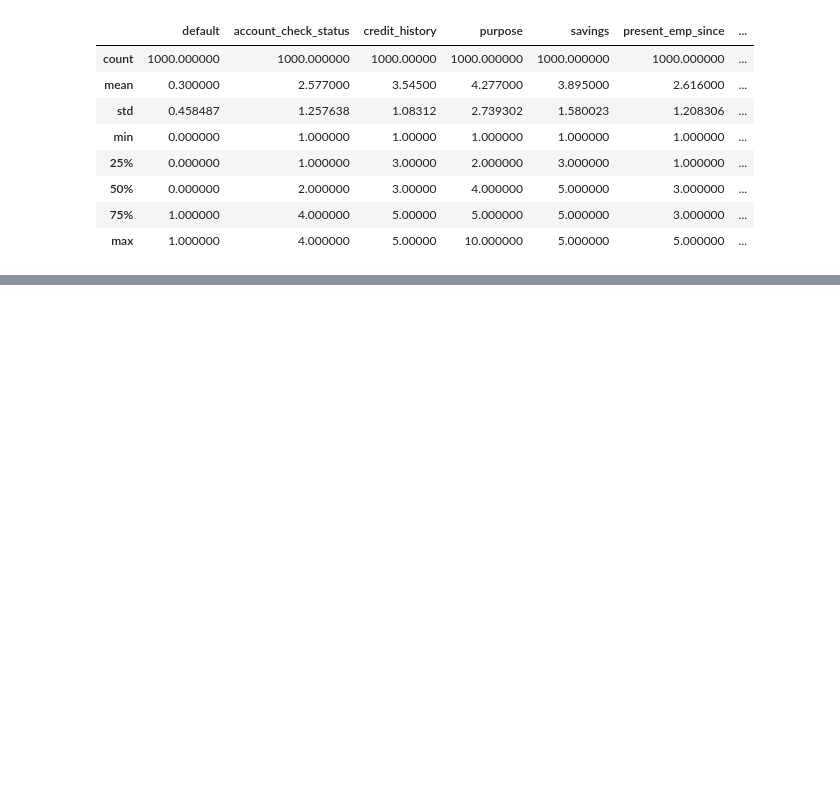
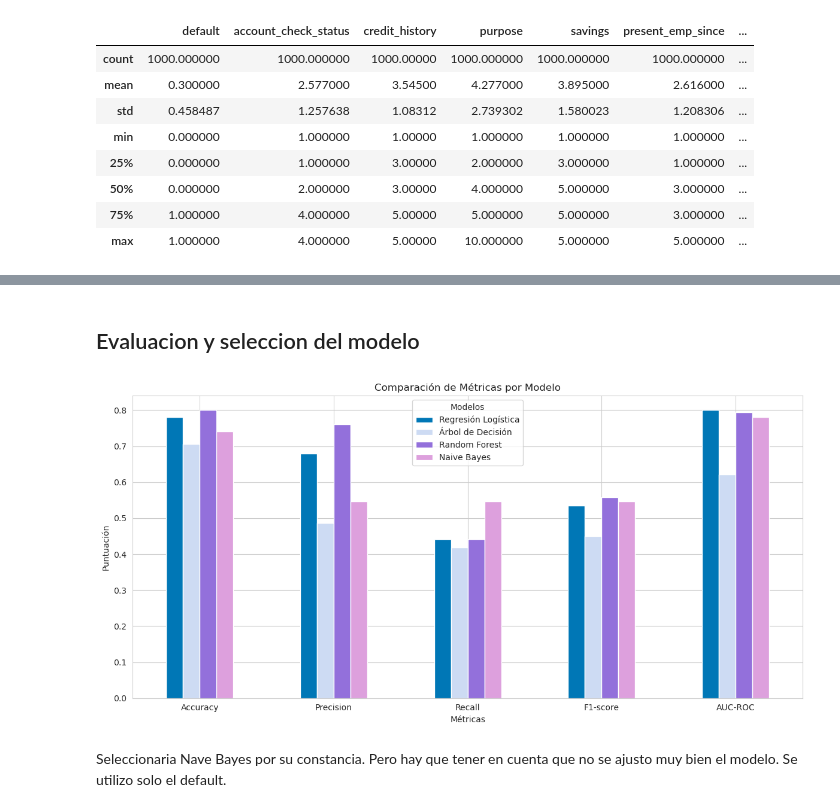
Before and after one commit to juanmarcoso/Germany_Bank, a Jupyter notebook: DataBankGerman.ipynb, the cells around one changed output, grey strips where cells are left out. Saved outputs shown, nothing was run; the diff lists cells and outputs as text; code cells hidden in the pictures; blank space fills up the shorter version.

Commit message:
Agregando modelo de ML

```diff
--- a/DataBankGerman.ipynb
+++ b/DataBankGerman.ipynb
@@ -325,0 +448,35 @@ analisis_exploratorio()
+# %% [markdown]
+## Evaluacion y seleccion del modelo
+# %%
+# Vamos a graficar para elegir el mejor modelo de forma grafica.
+def visualiza_resultados():
+  global df_banco, resultados
+  results_df = pd.DataFrame(resultados) # Voy a convertir en dataframe los resultados anteriores
+  results_df.set_index('Model', inplace=True)
+
+  # Transponer el DataFrame para facilitar la representación
+  results_df = results_df.T
+  colors = ['#0077b6', '#CDDBF3','#9370DB', '#DDA0DD']
+
+  # Gráfico de barras agrupadas para cada métrica
+  results_df.plot(kind='bar', figsize=(12, 6), colormap='viridis', rot=0, color=colors)
+  plt.title('Comparación de Métricas por Modelo')
+  plt.xlabel('Métricas') # Titulo en el eje x
+  plt.ylabel('Puntuación') # Titulo en el eje y
+  plt.legend(title='Modelos') # Leyenda para colocar que color tiene cada modelo
+  plt.tight_layout() # Para que cada linea quede junto
+  plt.show()
+
+  # Voy a importar HTML para agregar texto
+  from IPython.display import HTML, display
+
+  # Texto que quieres centrar
+  texto = "Seleccionaria Nave Bayes por su constancia. Pero hay que tener en cuenta que no se ajusto muy bien el modelo. Se utilizo solo el default."
+
+  # Crear una celda HTML con el texto centrado
+  display(HTML(f"{texto}"))
+# %%
+visualiza_resultados()
+# %% [output]
+[figure, added]
+Seleccionaria Nave Bayes por su constancia. Pero hay que tener en cuenta que no se ajusto muy bien el modelo. Se utilizo solo el default.
```
Also changed, not shown: parts of 10 cells of this notebook.
